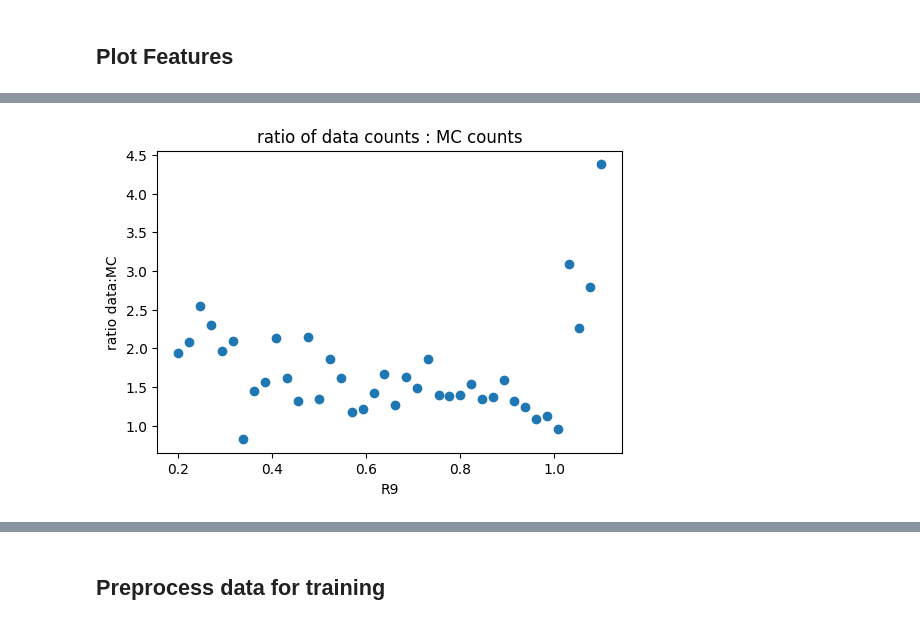
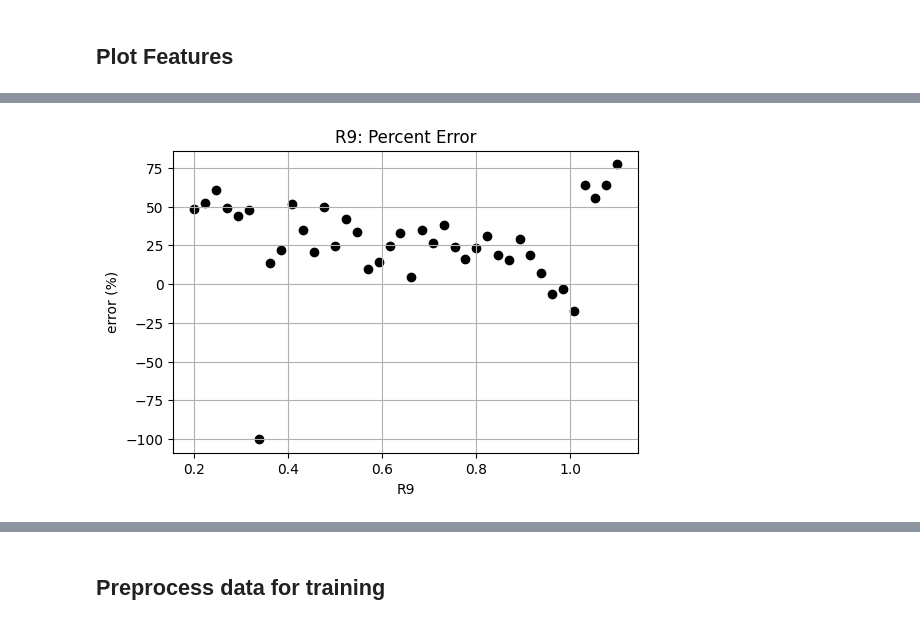
Before and after one commit to nbraukman/PhotonClassification, a Jupyter notebook: PhotonClassification.ipynb, the cells around one changed output, grey strips where cells are left out. Cells and saved outputs as stored; diff of their text form; code cells hidden in the pictures.

```diff
--- a/PhotonClassification.ipynb
+++ b/PhotonClassification.ipynb
@@ -149,13 +206,14 @@ plt.ylim(0,680); plt.title('Photon R9'); plt.show()
 # %%
-# ratio of data to MC
-r9_ratio = (outputData['photon_r9_hist'].values()[()])/(outputMC['photon_r9_hist'].sum('dataset').sum('flav').values()[()])
+# statistical uncertainty
+residual = outputData['photon_r9_hist'].values()[()] - outputMC['photon_r9_hist'].sum('dataset').sum('flav').values()[()]
+relErr = 100*residual/outputData['photon_r9_hist'].values()[()]
 
 plt.figure(figsize=(6,4),dpi=100)
-plt.scatter(np.linspace(0.2,1.1,r9_ratio.shape[0]),r9_ratio)
-plt.xlabel('R9'); plt.ylabel('ratio data:MC'); plt.title('ratio of data counts : MC counts')
+plt.scatter(np.linspace(0.2, 1.1,relErr.shape[0]),relErr, marker='o',c='k')
+plt.xlabel('R9'); plt.ylabel('error (%)'); plt.title('R9: Percent Error'); plt.grid()
 plt.show()
 # %% [output]
-[figure, old version]
+[figure, new version]
 # %%
 plt.figure(figsize=(6,4),dpi=100)
 hist.plot1d(outputMC['photon_hoe_hist'].sum("dataset"),overlay="flav",stack=True,legend_opts=data_legopts)
```
Also changed, not shown: parts of 72 cells of this notebook, 7 other files.
